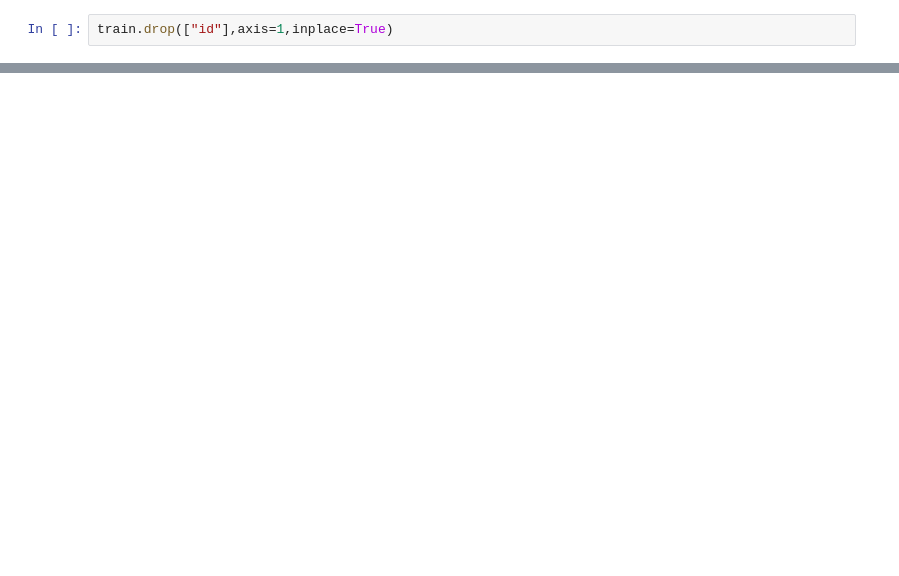
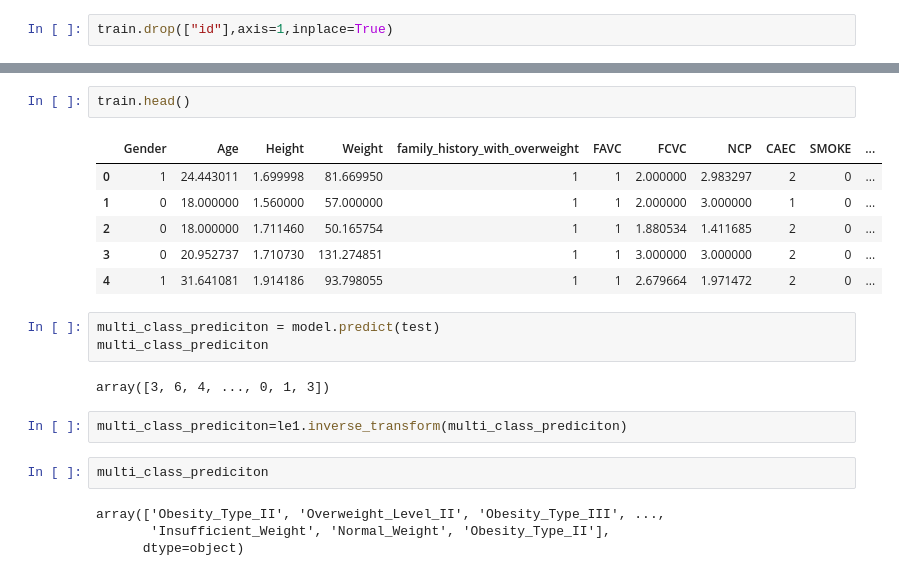
Before and after one commit to AkshatGoud/Multi-Class-Prediction-of-Obesity-Risk, a Jupyter notebook: Multi-Class.ipynb, the cells around one changed output, grey strips where cells are left out. Drawn from its saved outputs; the diff is of its cells as text; blank space fills up the shorter version.

Commit message:
Model Completed

```diff
--- a/Multi-Class.ipynb
+++ b/Multi-Class.ipynb
@@ -154,0 +235,22 @@ train.drop(["id"],axis=1,inplace=True)
+# %%
+train.head()
+# %% [output]
+|  | Gender | Age | Height | Weight | family_history_with_overweight | FAVC | FCVC | NCP | CAEC | SMOKE | ... |
+| 0 | 1 | 24.443011 | 1.699998 | 81.669950 | 1 | 1 | 2.000000 | 2.983297 | 2 | 0 | ... |
+| 1 | 0 | 18.000000 | 1.560000 | 57.000000 | 1 | 1 | 2.000000 | 3.000000 | 1 | 0 | ... |
+| 2 | 0 | 18.000000 | 1.711460 | 50.165754 | 1 | 1 | 1.880534 | 1.411685 | 2 | 0 | ... |
+| 3 | 0 | 20.952737 | 1.710730 | 131.274851 | 1 | 1 | 3.000000 | 3.000000 | 2 | 0 | ... |
+| 4 | 1 | 31.641081 | 1.914186 | 93.798055 | 1 | 1 | 2.679664 | 1.971472 | 2 | 0 | ... |
+# %%
+multi_class_prediciton = model.predict(test)
+multi_class_prediciton
+# %% [output]
+array([3, 6, 4, ..., 0, 1, 3])
+# %%
+multi_class_prediciton=le1.inverse_transform(multi_class_prediciton)
+# %%
+multi_class_prediciton
+# %% [output]
+array(['Obesity_Type_II', 'Overweight_Level_II', 'Obesity_Type_III', ...,
+       'Insufficient_Weight', 'Normal_Weight', 'Obesity_Type_II'],
+      dtype=object)
```
Also changed, not shown: parts of 23 cells of this notebook, 4 other files.
